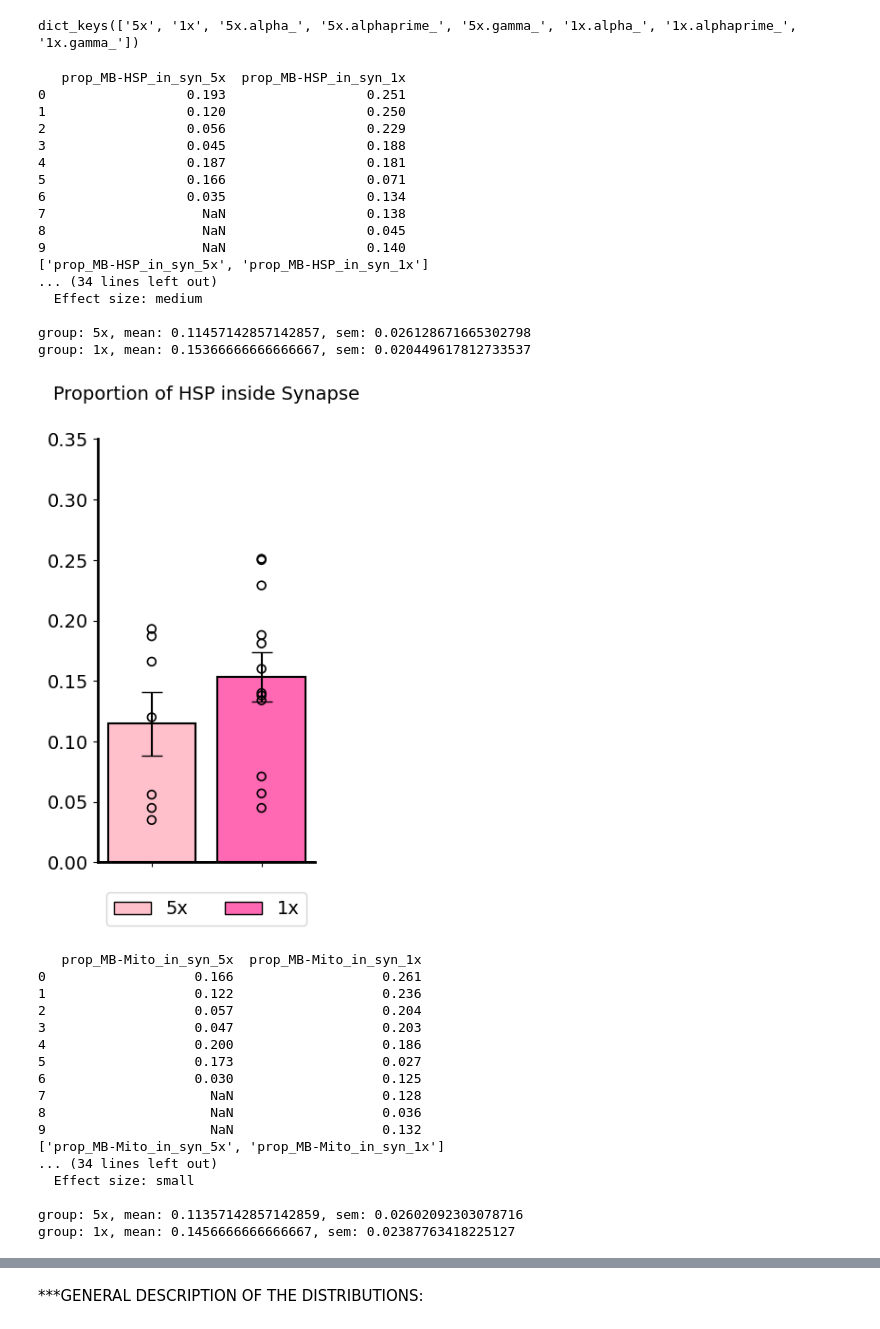
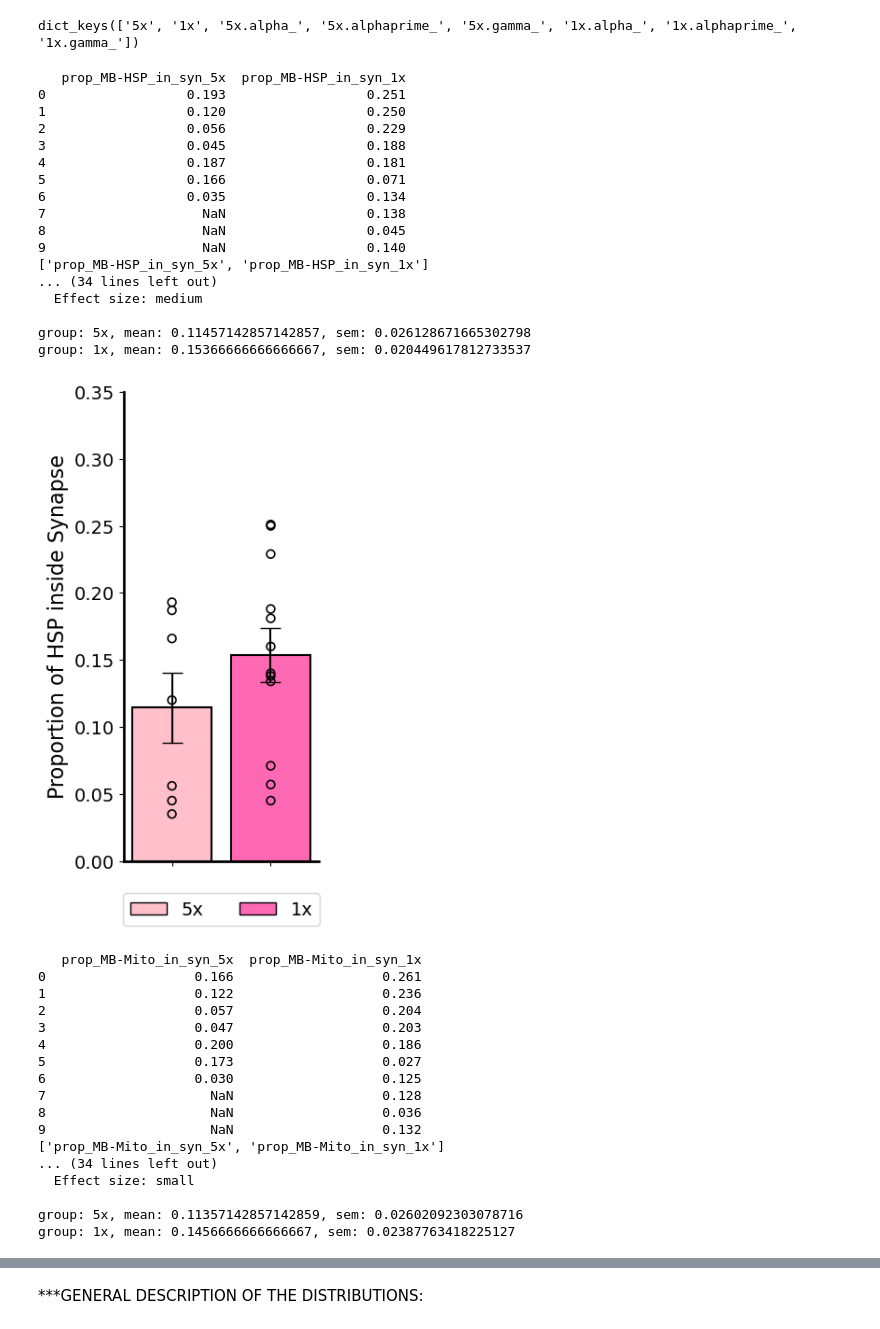
Before and after one commit to gmalagonv/confocal, a Jupyter notebook: analysis_notebooks/pooled_results.ipynb, the cells around one changed output, grey strips where cells are left out. Saved outputs shown, nothing was run; the diff lists cells and outputs as text; code cells hidden in the pictures.

Commit message:
y axis name changed for proportion plots

```diff
--- a/analysis_notebooks/pooled_results.ipynb
+++ b/analysis_notebooks/pooled_results.ipynb
@@ -241,36 +241,36 @@ for jj, col in enumerate(colmns2plot):
         df_k = df_dict[k]
         new_col = f"{col}_{k}"
         new_col_list.append(new_col)
 
         col_data[new_col] = df_k[col].reset_index(drop=True)
 
     all_df = pd.concat(col_data, axis=1)
     print(all_df.head(10))
     print(new_col_list)
 
     bar_color = colors[jj]#colors[j][:len(colmns2plot)] * len(key_group)
-    title = titles[jj]
+    ylabel = titles[jj]
 
-    fast_plotter(new_col_list, df= all_df, ylabel='', ylim=[0,0.35], labels=ks, bar_color=bar_color, title=title,title_font_size=14, quietStats=False, figsize=(3,6), legend=True)
+    fast_plotter(new_col_list, df= all_df, ylabel=ylabel, ylim=[0,0.35], labels=ks, bar_color=bar_color, title='',title_font_size=14, quietStats=False, figsize=(3,6), legend=True)
 # %% [output]
    prop_MB-HSP_in_syn_5x  prop_MB-HSP_in_syn_1x
 0                  0.193                  0.251
 1                  0.120                  0.250
 2                  0.056                  0.229
 3                  0.045                  0.188
 4                  0.187                  0.181
 5                  0.166                  0.071
 6                  0.035                  0.134
 7                    NaN                  0.138
 8                    NaN                  0.045
 9                    NaN                  0.140
 ['prop_MB-HSP_in_syn_5x', 'prop_MB-HSP_in_syn_1x']
 ... (34 lines left out)
   Effect size: medium
 
 group: 5x, mean: 0.11457142857142857, sem: 0.026128671665302798
 group: 1x, mean: 0.15366666666666667, sem: 0.020449617812733537
-[figure, old version]
+[figure, new version]
    prop_MB-Mito_in_syn_5x  prop_MB-Mito_in_syn_1x
 0                   0.166                   0.261
 1                   0.122                   0.236
```
Also changed, not shown: parts of 1 cell of this notebook.
